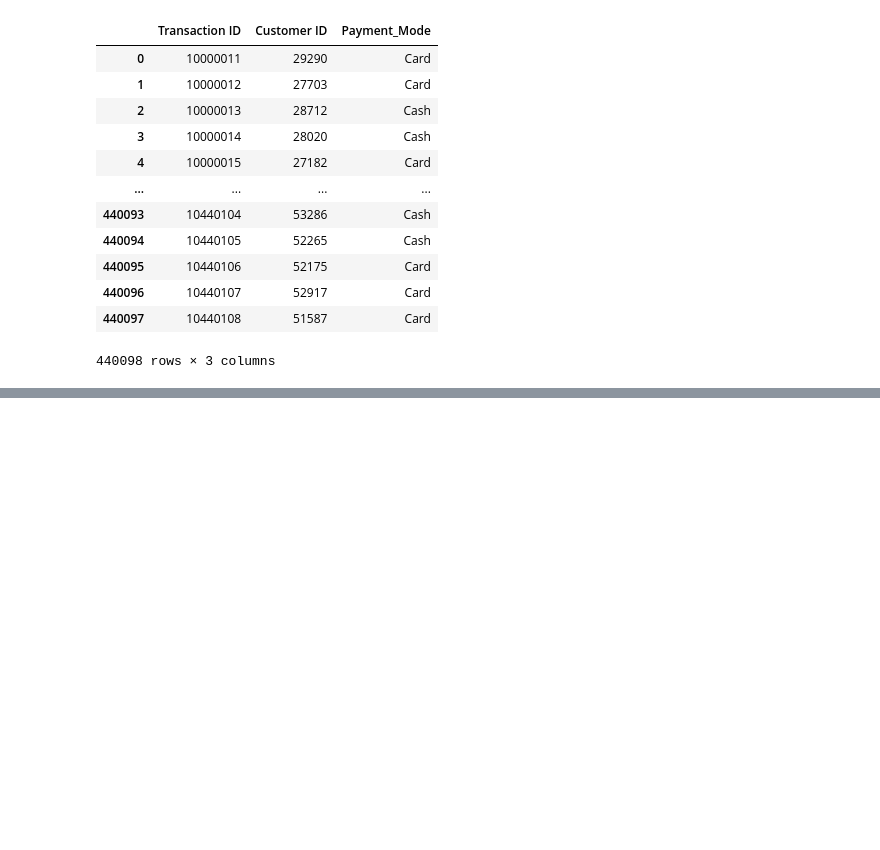
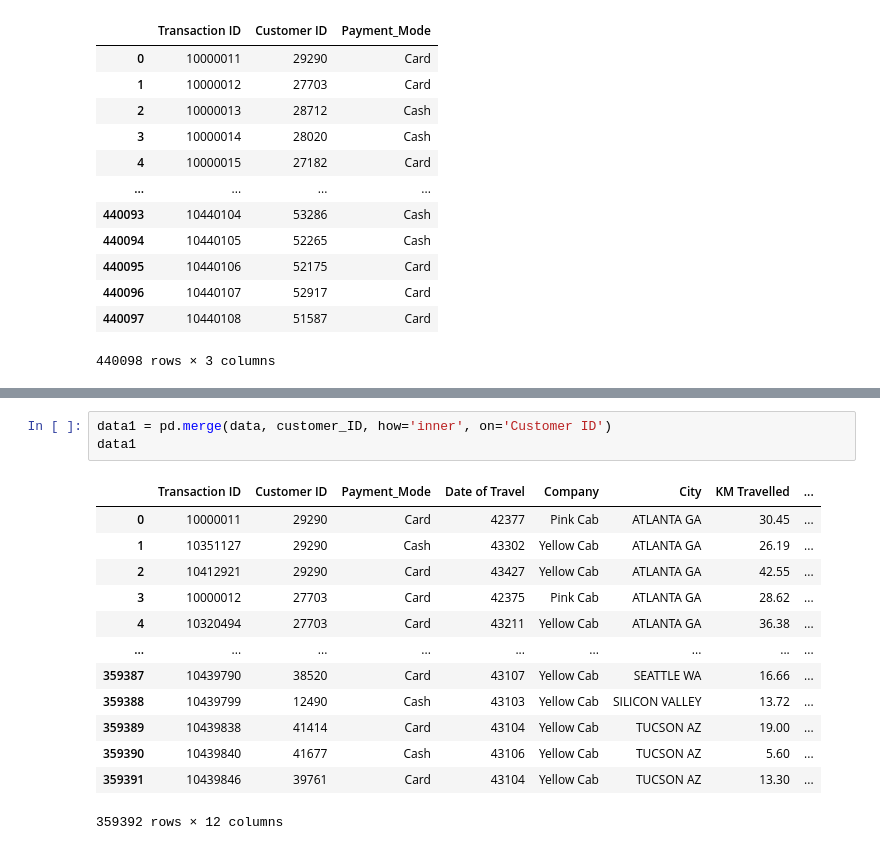
Before and after one commit to Islompulatov/Internship, a Jupyter notebook: week2/dataset/EDA.ipynb, the cells around one changed output, grey strips where cells are left out. Drawn from its saved outputs; the diff is of its cells as text; blank space fills up the shorter version.

```diff
--- a/week2/dataset/EDA.ipynb
+++ b/week2/dataset/EDA.ipynb
@@ -87,0 +148,17 @@ cab_data.head()
+# %%
+data1 = pd.merge(data, customer_ID, how='inner', on='Customer ID')
+data1
+# %% [output]
+|  | Transaction ID | Customer ID | Payment_Mode | Date of Travel | Company | City | KM Travelled | ... |
+| 0 | 10000011 | 29290 | Card | 42377 | Pink Cab | ATLANTA GA | 30.45 | ... |
+| 1 | 10351127 | 29290 | Cash | 43302 | Yellow Cab | ATLANTA GA | 26.19 | ... |
+| 2 | 10412921 | 29290 | Card | 43427 | Yellow Cab | ATLANTA GA | 42.55 | ... |
+| 3 | 10000012 | 27703 | Card | 42375 | Pink Cab | ATLANTA GA | 28.62 | ... |
+| 4 | 10320494 | 27703 | Card | 43211 | Yellow Cab | ATLANTA GA | 36.38 | ... |
+| ... | ... | ... | ... | ... | ... | ... | ... | ... |
+| 359387 | 10439790 | 38520 | Card | 43107 | Yellow Cab | SEATTLE WA | 16.66 | ... |
+| 359388 | 10439799 | 12490 | Cash | 43103 | Yellow Cab | SILICON VALLEY | 13.72 | ... |
+| 359389 | 10439838 | 41414 | Card | 43104 | Yellow Cab | TUCSON AZ | 19.00 | ... |
+| 359390 | 10439840 | 41677 | Cash | 43106 | Yellow Cab | TUCSON AZ | 5.60 | ... |
+| 359391 | 10439846 | 39761 | Card | 43104 | Yellow Cab | TUCSON AZ | 13.30 | ... |
+359392 rows × 12 columns
```
Also changed, not shown: parts of 27 cells of this notebook.
